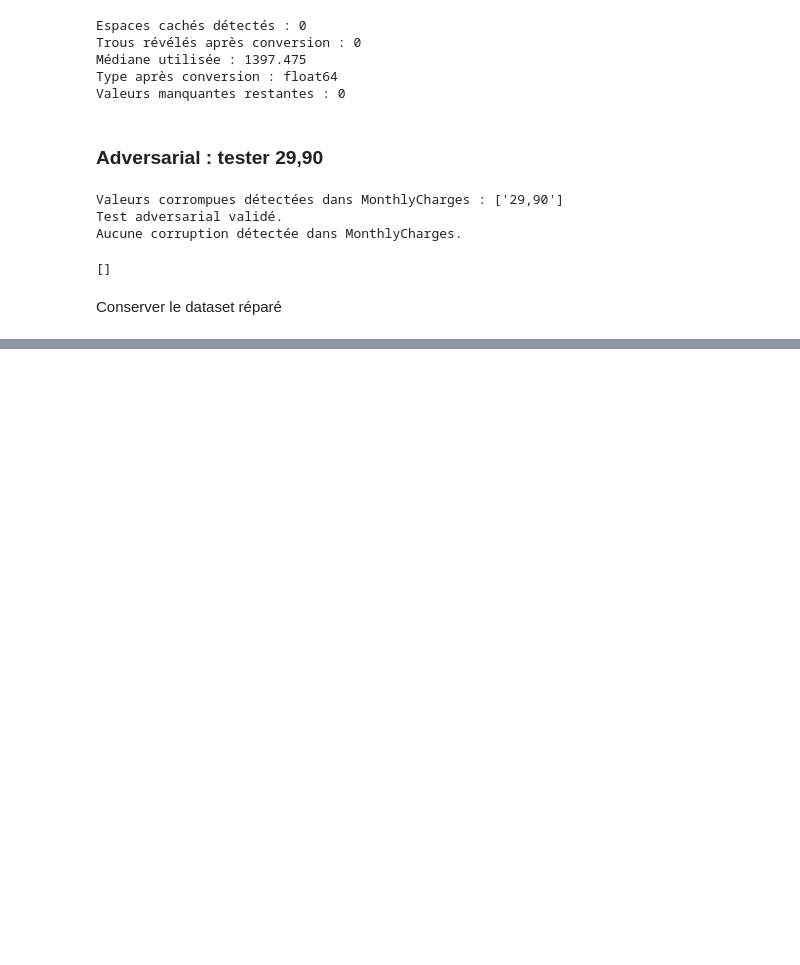
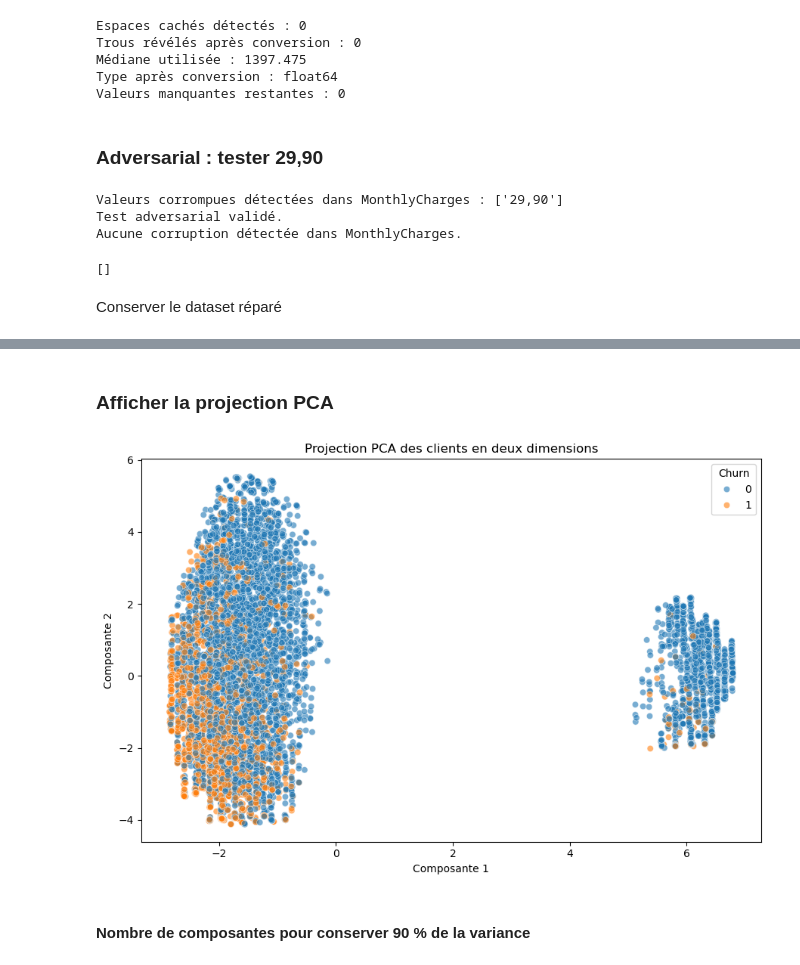
Before and after one commit to houdaouadah61/PROJET-HOUDAOUADAH, a Jupyter notebook: MLPRO.ipynb, the cells around one changed output, grey strips where cells are left out. Saved outputs shown, nothing was run; the diff lists cells and outputs as text; code cells hidden in the pictures; blank space fills up the shorter version.

Commit message:
feat: finalise toutes les phases du preprocessing Telco Churn

```diff
--- a/MLPRO.ipynb
+++ b/MLPRO.ipynb
@@ -535,0 +1276,11 @@ Type de TotalCharges : float64
+# %%
+df_phase5 = df_phase3.drop(
+    columns=["TotalCharges"]
+).copy()
+
+print("Dimensions de df_phase5 :", df_phase5.shape)
+
+print(
+    "TotalCharges présente :",
+    "TotalCharges" in df_phase5.columns
+)
@@ -535,0 +2338,16 @@ Type de TotalCharges : float64
+# %%
+pca_2d = PCA(
+    n_components=2
+)
+
+coordonnees_pca = pca_2d.fit_transform(
+    X_pca_scaled
+)
+
+df_pca = pd.DataFrame({
+    "Composante 1": coordonnees_pca[:, 0],
+    "Composante 2": coordonnees_pca[:, 1],
+    "Churn": y_pca.values
+})
+
+display(df_pca.head())
@@ -535,0 +2361,23 @@ Type de TotalCharges : float64
+# %% [markdown]
+### Afficher la projection PCA
+# %%
+plt.figure(figsize=(9, 6))
+
+sns.scatterplot(
+    data=df_pca,
+    x="Composante 1",
+    y="Composante 2",
+    hue="Churn",
+    alpha=0.6
+)
+
+plt.title(
+    "Projection PCA des clients en deux dimensions"
+)
+
+plt.tight_layout()
+plt.show()
+# %% [output]
+[figure, added]
+# %% [markdown]
+#### Nombre de composantes pour conserver 90 % de la variance
```
Also changed, not shown: parts of 128 cells of this notebook.
